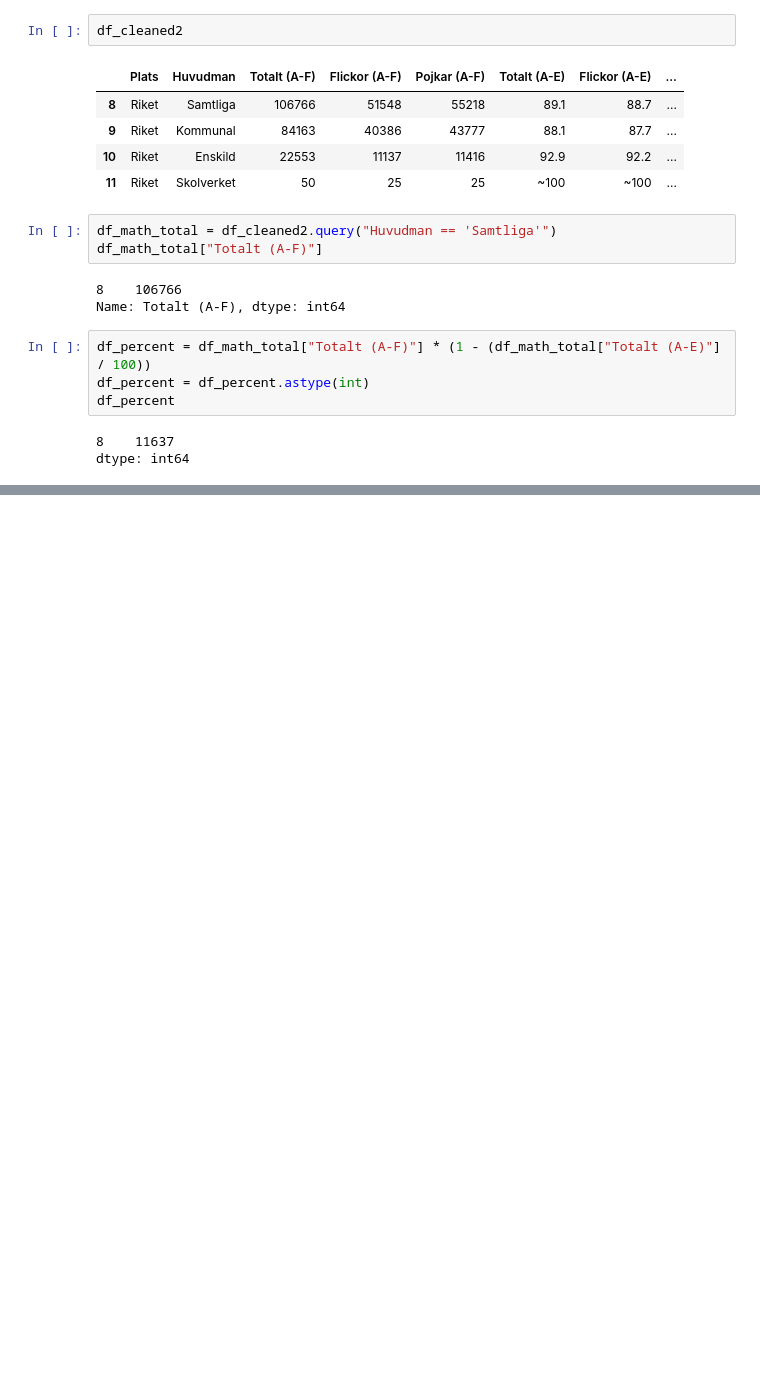
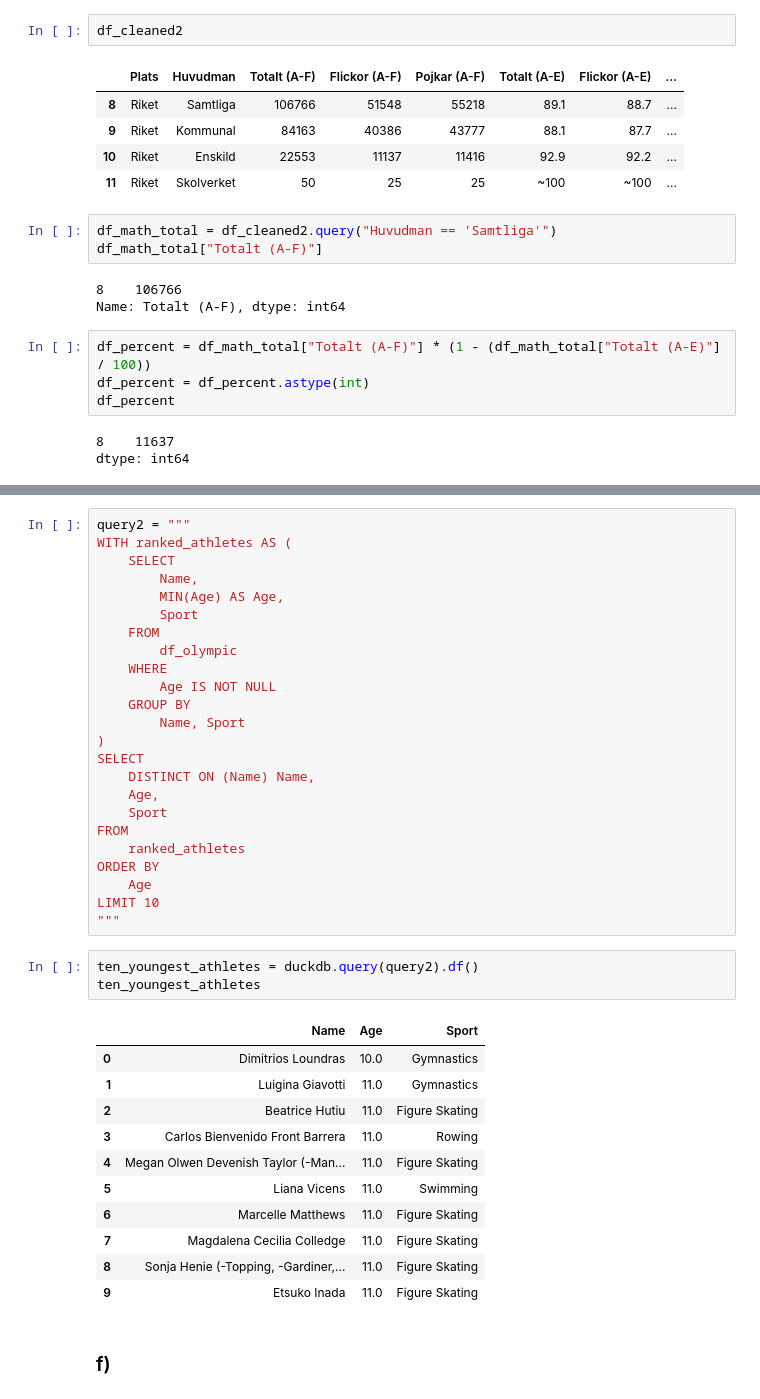
Before and after one commit to fredrikkron/data-platforms-fredrik-kron-de24, a Jupyter notebook: exercises/exercise_1.ipynb, the cells around one changed output, grey strips where cells are left out. Cells and saved outputs as stored; diff of their text form; blank space fills up the shorter version.

```diff
--- a/exercises/exercise_1.ipynb
+++ b/exercises/exercise_1.ipynb
@@ -162,0 +268,41 @@ dtype: int64
+# %%
+query2 = """
+WITH ranked_athletes AS (
+    SELECT
+        Name,
+        MIN(Age) AS Age,
+        Sport
+    FROM
+        df_olympic
+    WHERE
+        Age IS NOT NULL
+    GROUP BY
+        Name, Sport
+)
+SELECT
+    DISTINCT ON (Name) Name,
+    Age,
+    Sport
+FROM
+    ranked_athletes
+ORDER BY
+    Age
+LIMIT 10
+"""
+# %%
+ten_youngest_athletes = duckdb.query(query2).df()
+ten_youngest_athletes
+# %% [output]
+|  | Name | Age | Sport |
+| 0 | Dimitrios Loundras | 10.0 | Gymnastics |
+| 1 | Luigina Giavotti | 11.0 | Gymnastics |
+| 2 | Beatrice Hutiu | 11.0 | Figure Skating |
+| 3 | Carlos Bienvenido Front Barrera | 11.0 | Rowing |
+| 4 | Megan Olwen Devenish Taylor (-Man... | 11.0 | Figure Skating |
+| 5 | Liana Vicens | 11.0 | Swimming |
+| 6 | Marcelle Matthews | 11.0 | Figure Skating |
+| 7 | Magdalena Cecilia Colledge | 11.0 | Figure Skating |
+| 8 | Sonja Henie (-Topping, -Gardiner,... | 11.0 | Figure Skating |
+| 9 | Etsuko Inada | 11.0 | Figure Skating |
+# %% [markdown]
+### f)
```
Also changed, not shown: parts of 16 cells of this notebook, 1 other file.
